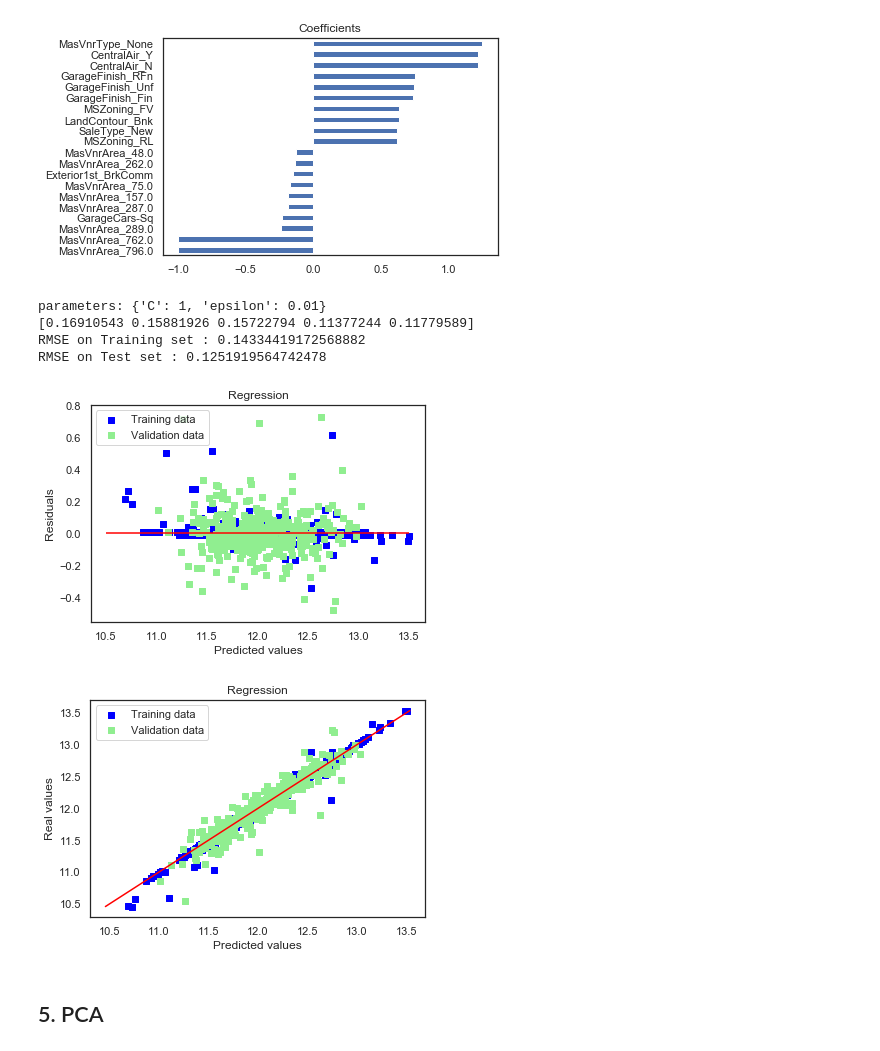
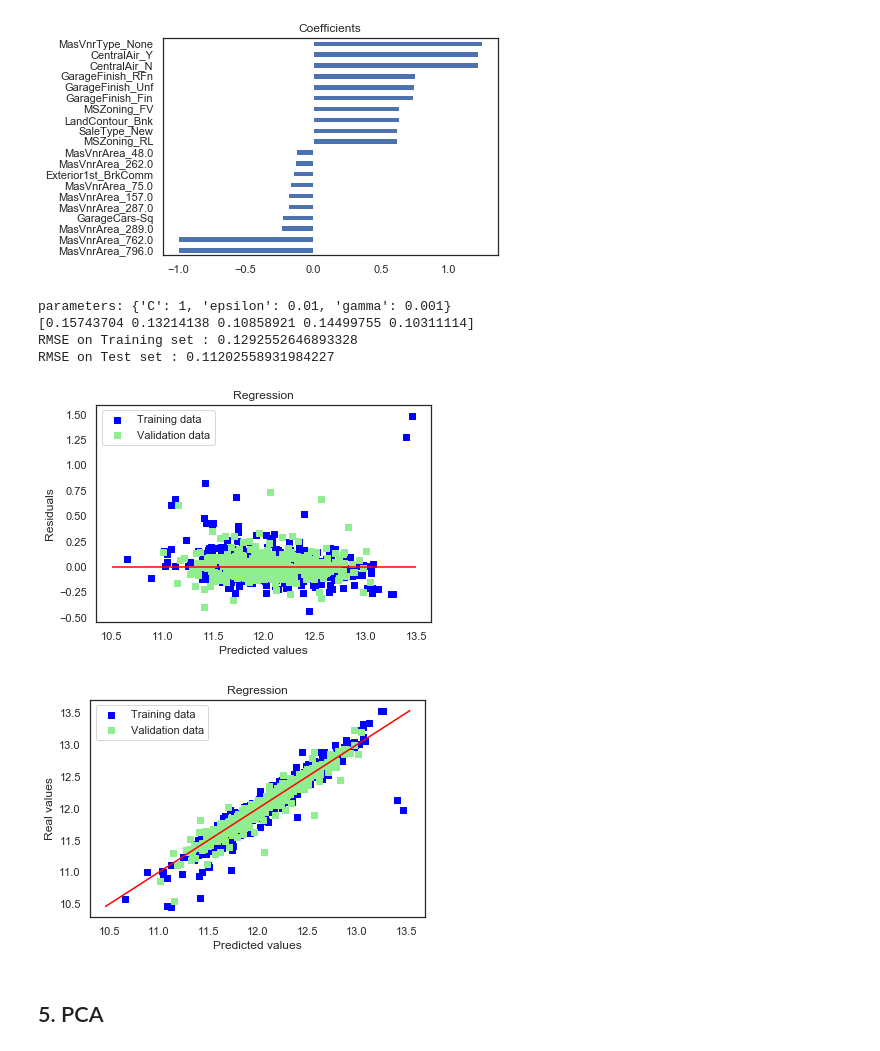
Before and after one commit to mzh-sc/contests, a Jupyter notebook: Kaggle House-Prices-Prediction/different_models.ipynb, the cells around one changed output. Saved outputs shown, nothing was run; the diff lists cells and outputs as text; code cells hidden in the pictures.

```diff
--- a/Kaggle House-Prices-Prediction/different_models.ipynb
+++ b/Kaggle House-Prices-Prediction/different_models.ipynb
@@ -1061,27 +1061,28 @@ RMSE on Test set : 0.14166778257289372
 Regression picked 528 features and eliminated the other 73 features
 [figure]
 # %%
-regression = SVR(kernel='rbf', gamma='scale')
+regression = SVR(kernel='rbf')
 
-Cs = [0.001, 0.01, 0.1, 1, 10, 30]
-epsilons = [0, 0.001, 0.01, 0.1, 1]
-param_grid = {'C': Cs, 'epsilon' : epsilons}
+Cs = [0.01, 0.1, 1, 10]
+epsilons = [0, 0.001, 0.01, 0.1]
+gammas =  [0.0001, 0.001, 0.01]
+param_grid = {'C': Cs, 'epsilon': epsilons, 'gamma': gammas}
 grid_search = GridSearchCV(regression, param_grid, cv=5)
 grid_search.fit(X_train, y_train)
 
 print(f"parameters: {grid_search.best_params_}")
 
 print(f"RMSE on Training set : {rmse_cv(grid_search.best_estimator_, X_train, y_train)}")
 print(f"RMSE on Test set : {rmse(y_test, grid_search.predict(X_test))}")
 
 plot_residual(grid_search.predict(X_train), y_train, grid_search.predict(X_test), y_test)
 plot_predictions(grid_search.predict(X_train), y_train, grid_search.predict(X_test), y_test)
 # %% [output]
-parameters: {'C': 1, 'epsilon': 0.01}
-[0.16910543 0.15881926 0.15722794 0.11377244 0.11779589]
-RMSE on Training set : 0.14334419172568882
-RMSE on Test set : 0.1251919564742478
+parameters: {'C': 1, 'epsilon': 0.01, 'gamma': 0.001}
+[0.15743704 0.13214138 0.10858921 0.14499755 0.10311114]
+RMSE on Training set : 0.1292552646893328
+RMSE on Test set : 0.11202558931984227
-[figure, old version]
+[figure, new version]
-[figure, old version]
+[figure, new version]
 # %% [markdown]
 ## 5. PCA
```
Also changed, not shown: parts of 16 cells of this notebook.
